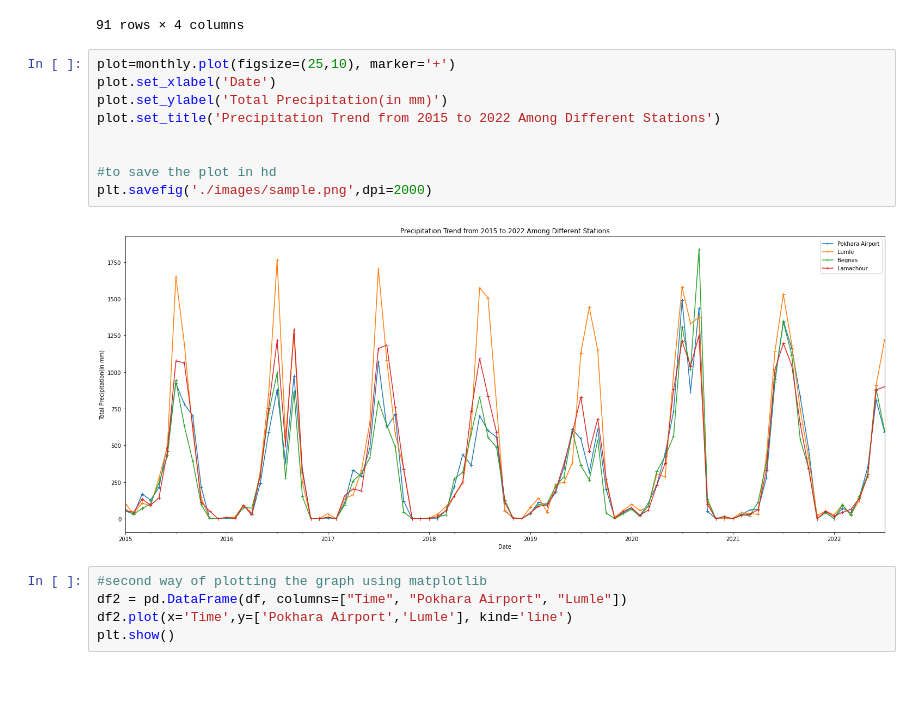
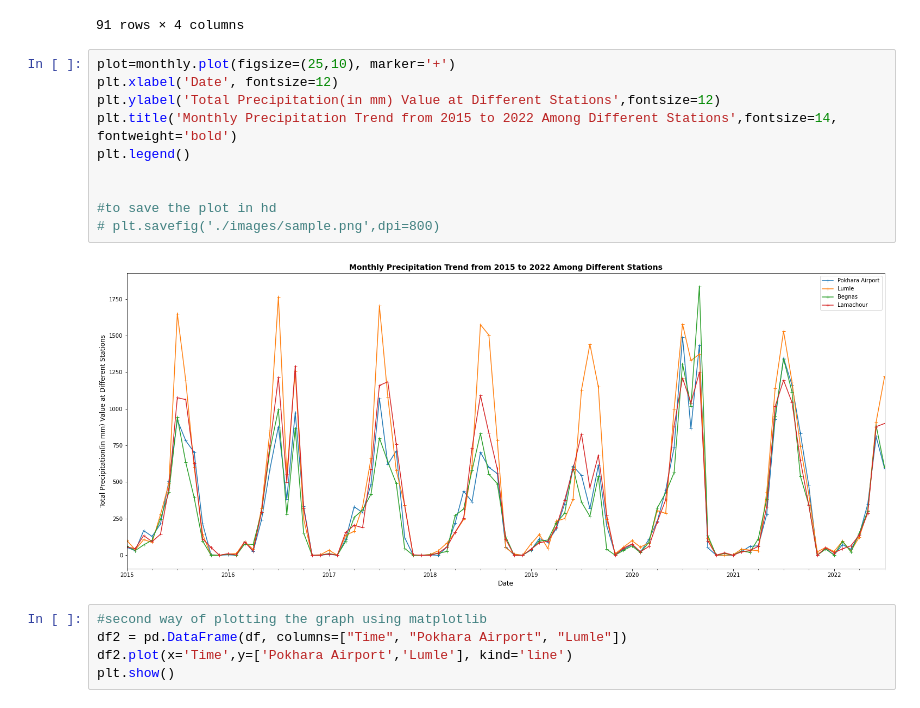
Before and after one commit to supathdhitalGEO/Weather-Forecasting, a Jupyter notebook: visualization/visualization.ipynb, the cells around one changed output. Saved outputs shown, nothing was run; the diff lists cells and outputs as text; blank space fills up the shorter version.

Commit message:
updating graph of monthly trend and daily trend data

```diff
--- a/visualization/visualization.ipynb
+++ b/visualization/visualization.ipynb
@@ -59,15 +59,16 @@ monthly
 91 rows × 4 columns
 # %%
 plot=monthly.plot(figsize=(25,10), marker='+')
-plot.set_xlabel('Date')
-plot.set_ylabel('Total Precipitation(in mm)')
-plot.set_title('Precipitation Trend from 2015 to 2022 Among Different Stations')
+plt.xlabel('Date', fontsize=12)
+plt.ylabel('Total Precipitation(in mm) Value at Different Stations',fontsize=12)
+plt.title('Monthly Precipitation Trend from 2015 to 2022 Among Different Stations',fontsize=14, fontweight='bold')
+plt.legend()
 
 
 #to save the plot in hd
-plt.savefig('./images/sample.png',dpi=2000)
+# plt.savefig('./images/sample.png',dpi=800)
 # %% [output]
-[figure, old version]
+[figure, new version]
 # %%
 #second way of plotting the graph using matplotlib
 df2 = pd.DataFrame(df, columns=["Time", "Pokhara Airport", "Lumle"])
```
Also changed, not shown: parts of 1 cell of this notebook, 4 other files.
